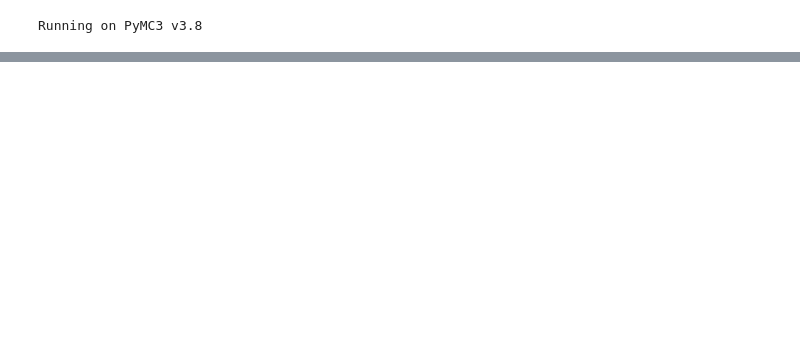
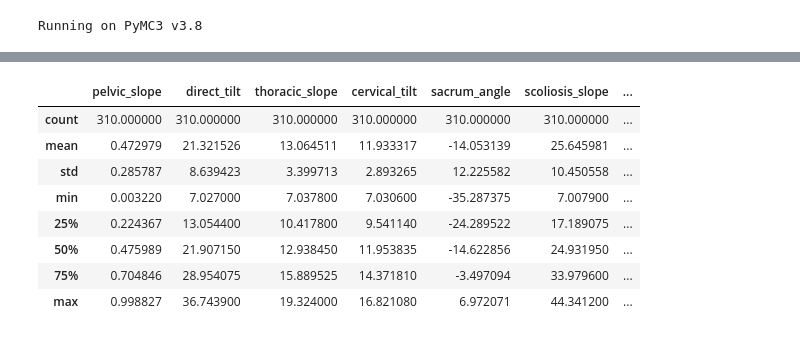
Before and after one commit to numaer/bayesian-spine-classification, a Jupyter notebook: Bayesian Modelling - Back Data.ipynb, the cells around one changed output, grey strips where cells are left out. Saved outputs shown, nothing was run; the diff lists cells and outputs as text; code cells hidden in the pictures; blank space fills up the shorter version.

```diff
--- a/Bayesian Modelling - Back Data.ipynb
+++ b/Bayesian Modelling - Back Data.ipynb
@@ -101 +99,13 @@ raw_data[raw_data.columns[:5]]
+# %%
+raw_data[raw_data.columns[6:]].describe()
+# %% [output]
+|  | pelvic_slope | direct_tilt | thoracic_slope | cervical_tilt | sacrum_angle | scoliosis_slope | ... |
+| count | 310.000000 | 310.000000 | 310.000000 | 310.000000 | 310.000000 | 310.000000 | ... |
+| mean | 0.472979 | 21.321526 | 13.064511 | 11.933317 | -14.053139 | 25.645981 | ... |
+| std | 0.285787 | 8.639423 | 3.399713 | 2.893265 | 12.225582 | 10.450558 | ... |
+| min | 0.003220 | 7.027000 | 7.037800 | 7.030600 | -35.287375 | 7.007900 | ... |
+| 25% | 0.224367 | 13.054400 | 10.417800 | 9.541140 | -24.289522 | 17.189075 | ... |
+| 50% | 0.475989 | 21.907150 | 12.938450 | 11.953835 | -14.622856 | 24.931950 | ... |
+| 75% | 0.704846 | 28.954075 | 15.889525 | 14.371810 | -3.497094 | 33.979600 | ... |
+| max | 0.998827 | 36.743900 | 19.324000 | 16.821080 | 6.972071 | 44.341200 | ... |
 # %%
```
Also changed, not shown: parts of 16 cells of this notebook.
